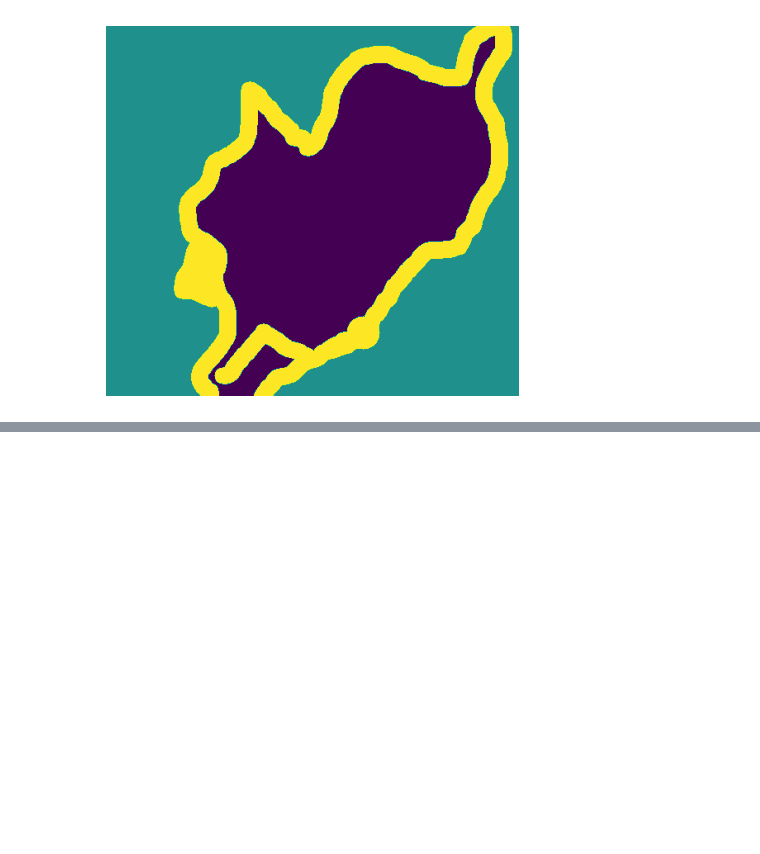
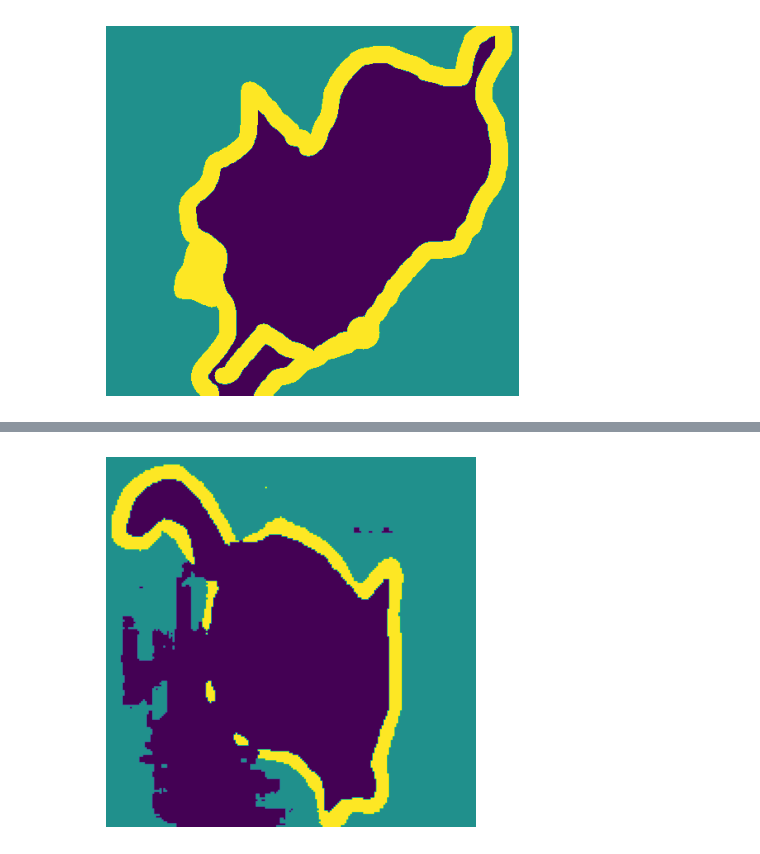
Before and after one commit to allan7yin/Deep-Learning, a Jupyter notebook: computer_vision/image_segmentation/advanced_comp_vision.ipynb, the cells around one changed output, grey strips where cells are left out. Cells and saved outputs as stored; diff of their text form; code cells hidden in the pictures; blank space fills up the shorter version.

```diff
--- a/computer_vision/image_segmentation/advanced_comp_vision.ipynb
+++ b/computer_vision/image_segmentation/advanced_comp_vision.ipynb
@@ -65,0 +220,5 @@ display_target(img)
+# %%
+# now let's see what the prediction looks like
+display_mask(mask)
+# %% [output]
+[figure, added]
```
Also changed, not shown: parts of 10 cells of this notebook.
